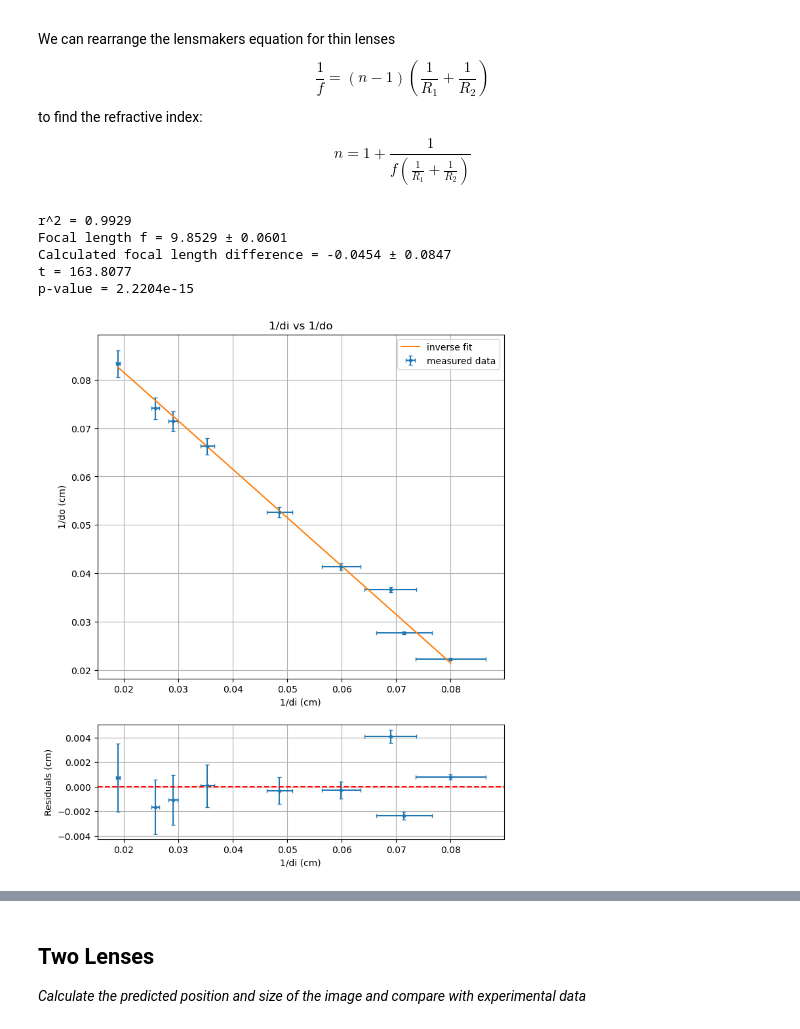
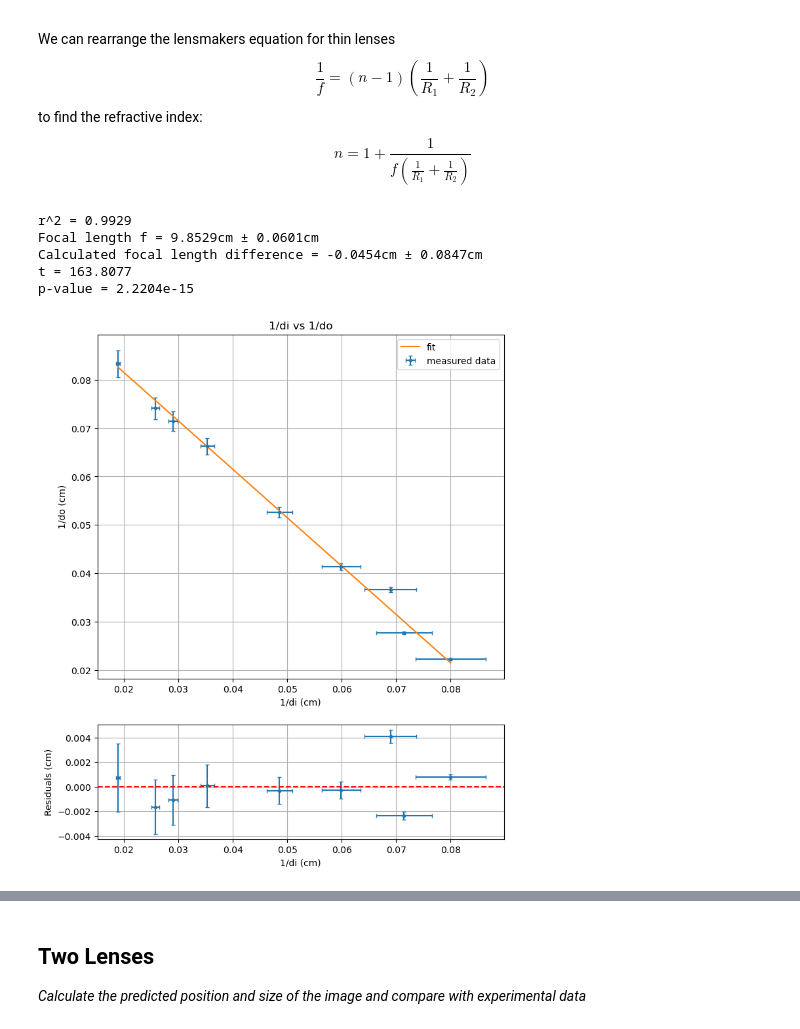
Before and after one commit to jullanggit/lab, a Jupyter notebook: Physics Lab/L4 Lenses/lenses.ipynb, the cells around one changed output, grey strips where cells are left out. Cells and saved outputs as stored; diff of their text form; code cells hidden in the pictures.

```diff
--- a/Physics Lab/L4 Lenses/lenses.ipynb
+++ b/Physics Lab/L4 Lenses/lenses.ipynb
@@ -163,42 +163,42 @@ vf = n - p
 # two-sided p-value
 p_value = 2 * (1 - stats.t.cdf(abs(t_stat), vf))
 
-print(f"Focal length f = {f_lin:.4f} ± {df_lin:.4f}")
-print(f"Calculated focal length difference = {f_old - f_lin:.4f} ± {np.sqrt(df_lin * df_lin + df_old * df_old):.4f}") # real uncertainty a bit lower as the two uncertainties are correlated, but this should be a good enough approximation
+print(f"Focal length f = {f_lin:.4f}cm ± {df_lin:.4f}cm")
+print(f"Calculated focal length difference = {f_old - f_lin:.4f}cm ± {np.sqrt(df_lin * df_lin + df_old * df_old):.4f}cm") # real uncertainty a bit lower as the two uncertainties are correlated, but this should be a good enough approximation
 print(f"t = {t_stat:.4f}")
 print(f"p-value = {p_value:.4e}")
 
 
 
 # calculate fitted values and residuals
 u_range = np.linspace(min(u), max(u), 100)
 v_fit = model(u_range, f_lin)
 
 res_lin = v - model(u, f_lin)
 
 # plot data, fit, and residuals
 fig, ax = plt.subplots(2, 1, figsize=(8, 10), gridspec_kw={'height_ratios': [3, 1]})
 ax1, ax2 = ax
 ax1.errorbar(u, v, xerr=du, yerr=dv, fmt='.', capsize=2, label='measured data')
-ax1.plot(u_range, v_fit, label='inverse fit')
+ax1.plot(u_range, v_fit, label='fit')
 ax1.set_title('1/di vs 1/do')
 ax1.set_xlabel('1/di (cm)')
 ax1.set_ylabel('1/do (cm)')
 ax1.grid(True)
 ax1.legend()
 ax2.errorbar(u, res_lin, xerr=du, yerr=dv, fmt='.', capsize=2)
 ax2.axhline(0, color='red', linestyle='--')
 ax2.set_xlabel('1/di (cm)')
 ax2.set_ylabel('Residuals (cm)')
 ax2.grid(True)
 plt.show()
 # %% [output]
 r^2 = 0.9929
-Focal length f = 9.8529 ± 0.0601
-Calculated focal length difference = -0.0454 ± 0.0847
+Focal length f = 9.8529cm ± 0.0601cm
+Calculated focal length difference = -0.0454cm ± 0.0847cm
 t = 163.8077
 p-value = 2.2204e-15
-[figure, old version]
+[figure, new version]
 # %% [markdown]
 ### Discussion
 #### Graph
```
Also changed, not shown: parts of 6 cells of this notebook.
